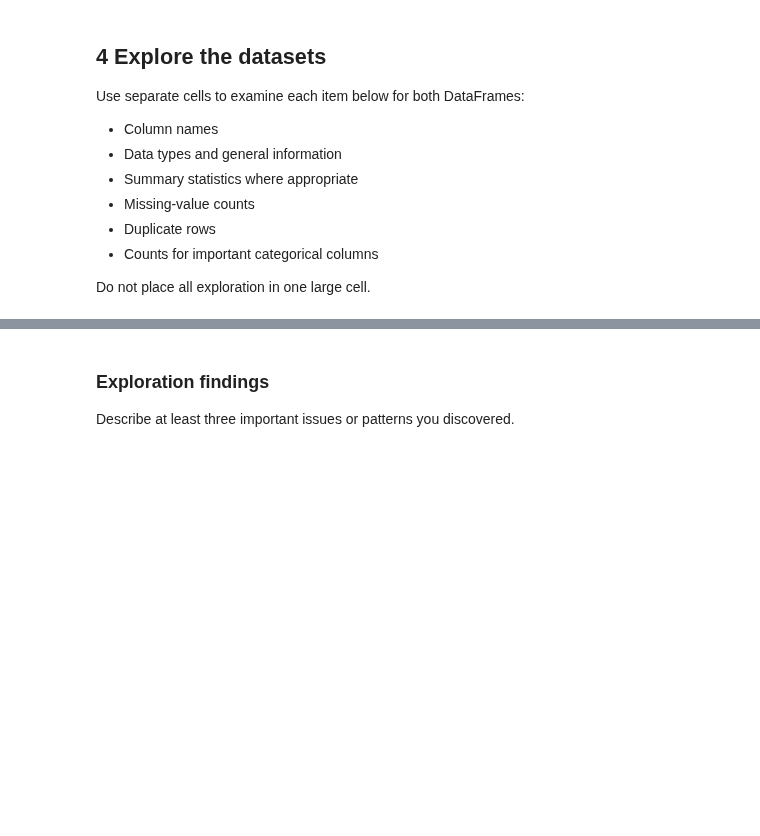
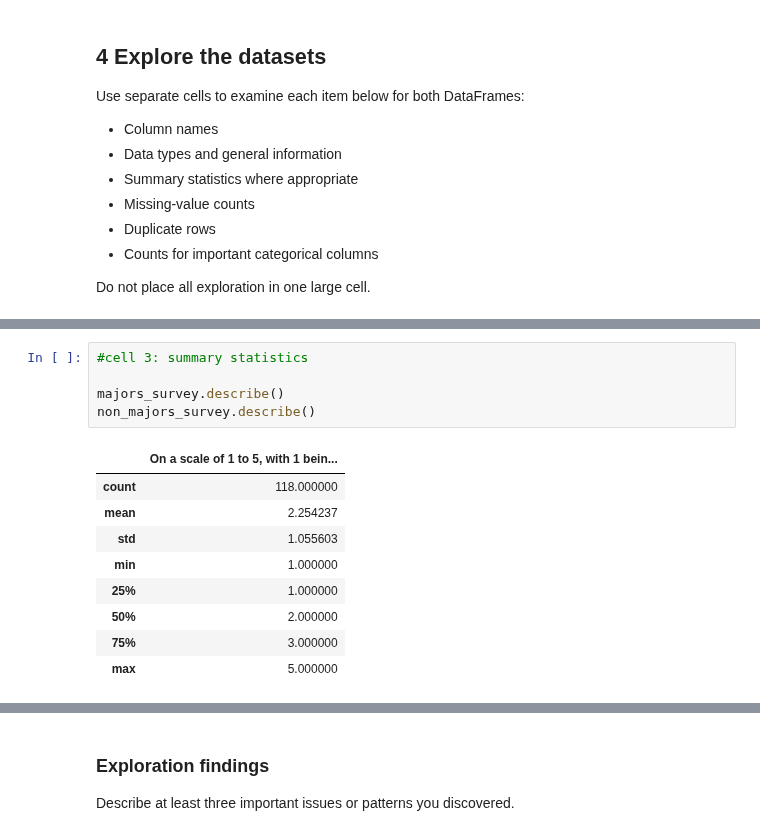
Before and after one commit to hendersongiovann-tech/Project-01-part-01-Data-Cleaning, a Jupyter notebook: Project01-DataCleaning.ipynb, the cells around one changed output, grey strips where cells are left out. Drawn from its saved outputs; the diff is of its cells as text; blank space fills up the shorter version.

```diff
--- a/Project01-DataCleaning.ipynb
+++ b/Project01-DataCleaning.ipynb
@@ -47,0 +109,15 @@ Do not place all exploration in one large cell.
+# %%
+#cell 3: summary statistics
+
+majors_survey.describe()
+non_majors_survey.describe()
+# %% [output]
+|  | On a scale of 1 to 5, with 1 bein... |
+| count | 118.000000 |
+| mean | 2.254237 |
+| std | 1.055603 |
+| min | 1.000000 |
+| 25% | 1.000000 |
+| 50% | 2.000000 |
+| 75% | 3.000000 |
+| max | 5.000000 |
```
Also changed, not shown: parts of 24 cells of this notebook, 3 other files.
